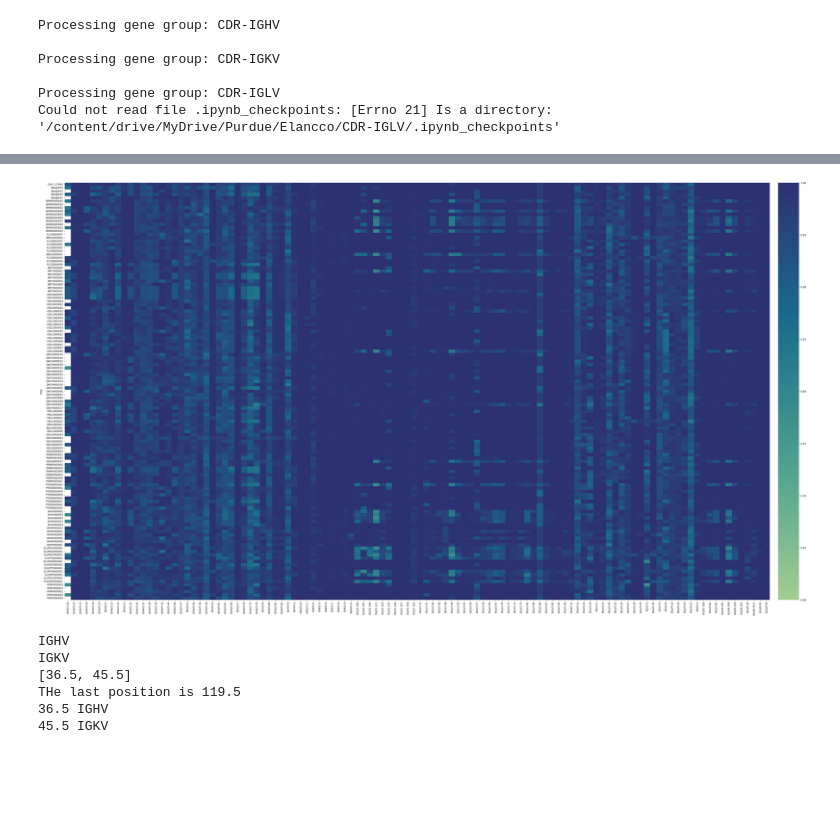
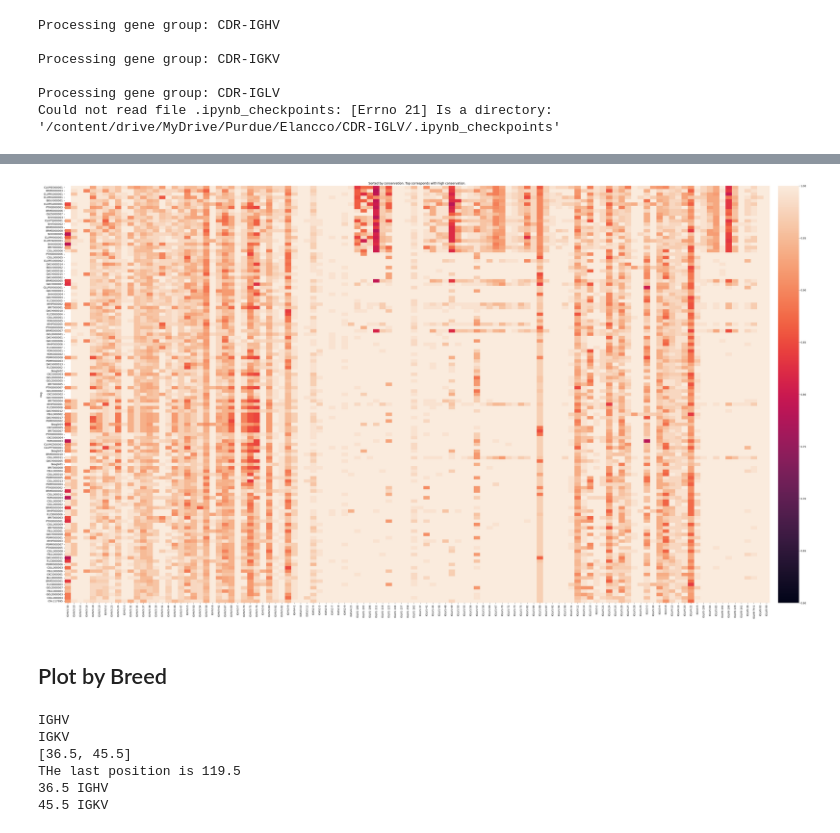
Before and after one commit to kafikewu/Gene-Conservation-Calculation, a Jupyter notebook: gene_conservation.ipynb, the cells around one changed output, grey strips where cells are left out. Saved outputs shown, nothing was run; the diff lists cells and outputs as text; code cells hidden in the pictures; blank space fills up the shorter version.

```diff
--- a/gene_conservation.ipynb
+++ b/gene_conservation.ipynb
@@ -44,5 +64,7 @@ from Bio import pairwise2
 from Bio.Seq import Seq
 # %% [markdown]
 > In case we want to map individual dogs to breeds the following will be need. Otherwise, please make sure to remove the `Breed` column. It can be done with `entire_dataframe.drop(columns=['Breed'])`
+# %%
+DOG_TO_BREED = '/content/drive/MyDrive/Purdue/Elancco/find_common/find_common.csv'
 # %%
 # Map dog to breed
@@ -73,11 +102,13 @@ from Bio.Seq import Seq
 from Bio import pairwise2
 from Bio.pairwise2 import format_alignment
 
+base_path = '/content/drive/MyDrive/Purdue/Elancco'
+# `genes` will dictate which specific location individual genes are in
 genes = ['CDR-IGHV', 'CDR-IGKV', 'CDR-IGLV']
-# genes = ['CDR-IGKV', 'CDR-IGLV']
+
 for g in genes:
     print(f"\nProcessing gene group: {g}")
-    curpath = f"/content/drive/MyDrive/Purdue/Elancco/{g}"
+    curpath = os.path.join(base_path, g)
 
     for d in os.listdir(curpath):
         try:
@@ -126,22 +157,6 @@ for g in genes:
             similarity = matches / len(ref_seq.seq)
             dog[gene] = similarity
 
-            # # Change
-            # if gene == 'IGKV4-15':
-            #     # print(f"Consensus Seq: {ref_seq.seq}")
-            #     # print(f"Aligned Seq: {sample_seq}")
-            #     # print(f"Similarity: {similarity}")
-            #     # print(f"=======================================")
-            #     print(f"{gene}: {dog_name} ({similarity:.2f})")
-            #     print(format_alignment(*best_alignment, full_sequences=True))
-            #     print("--------------------------")
-
-            # Show low similarity pairs
-            # if similarity < 0.6:
-            #     print(f"{gene}: {dog_name} ({similarity:.2f})")
-            #     print(format_alignment(*best_alignment, full_sequences=True))
-            #     print("--------------------------")
-
         # Add breed
         dog['Breed'] = cleared_mapping.loc[dog_name].Breed if dog_name in cleared_mapping.index else "Unknown"
 
@@ -222,26 +234,21 @@ dtype: float64
 # %%
 import matplotlib.pyplot as plt
 import numpy as np
 import seaborn as sns
 fig = plt.figure(figsize=(60, 30))  # Set figure size
 ax = fig.add_subplot(111)
-# ax.set_xticks([counter['IGHV'], counter['IGHV'] + counter['IGKV']], minor=True)
-    # ax.set_xticks(np.arange(data.shape[1]+1)-.5, minor=True)
-    # ax.set_yticks(np.arange(data.shape[0]+1)-.5, minor=True)
-# ax.grid(which="minor", color="black", linestyle='-', linewidth=2, axis='x')
-# ax.tick_params(which="minor", bottom=False, left=False, length=0)
+
 mask = np.ma.masked_where(entire_dataframe.drop(columns=["Breed"]).values < 0.5, entire_dataframe.drop(columns=["Breed"]).values)
-im = sns.heatmap(entire_dataframe.drop(columns=["Breed"]), cmap='crest', linewidths=0, linecolor='white', ax=ax, cbar_kws={"pad": 0.01, "shrink": 1}, vmin=0.6, vmax=1, mask=entire_dataframe.drop(columns=["Breed"]).values == 0)
-# im = sns.heatmap(entire_dataframe.drop(columns=["Breed"]), cmap='Blues', linewidths=0, linecolor='white', ax=ax, cbar_kws={"pad": 0.01, "shrink": 1}, vmin=0.6, vmax=1, mask=mask)
-# plt.show()
+im = sns.heatmap(entire_dataframe.drop(columns=["Breed"]), cmap='rocket', linewidths=0, linecolor='white', ax=ax, cbar_kws={"pad": 0.01, "shrink": 1}, vmin=0.6, vmax=1, mask=entire_dataframe.drop(columns=["Breed"]).values == 0)
+
+plt.title("Sorted by conservation. Top corresponds with high conservation.")
 plt.savefig("heatmap_sorted_by_conservation", bbox_inches="tight", pad_inches=0, dpi=300)
-# for i in im.get_yticklabels():
-#     im.set_yticklabels("BRUH", )
-# im.set_yticks()
 # %% [output]
-[figure, old version]
+[figure, new version]
 # %%
 entire_dataframe = entire_dataframe.sort_values(['Breed'])
+# %% [markdown]
+## Plot by Breed
 # %%
 import numpy as np
 import matplotlib
```
Also changed, not shown: parts of 15 cells of this notebook.
